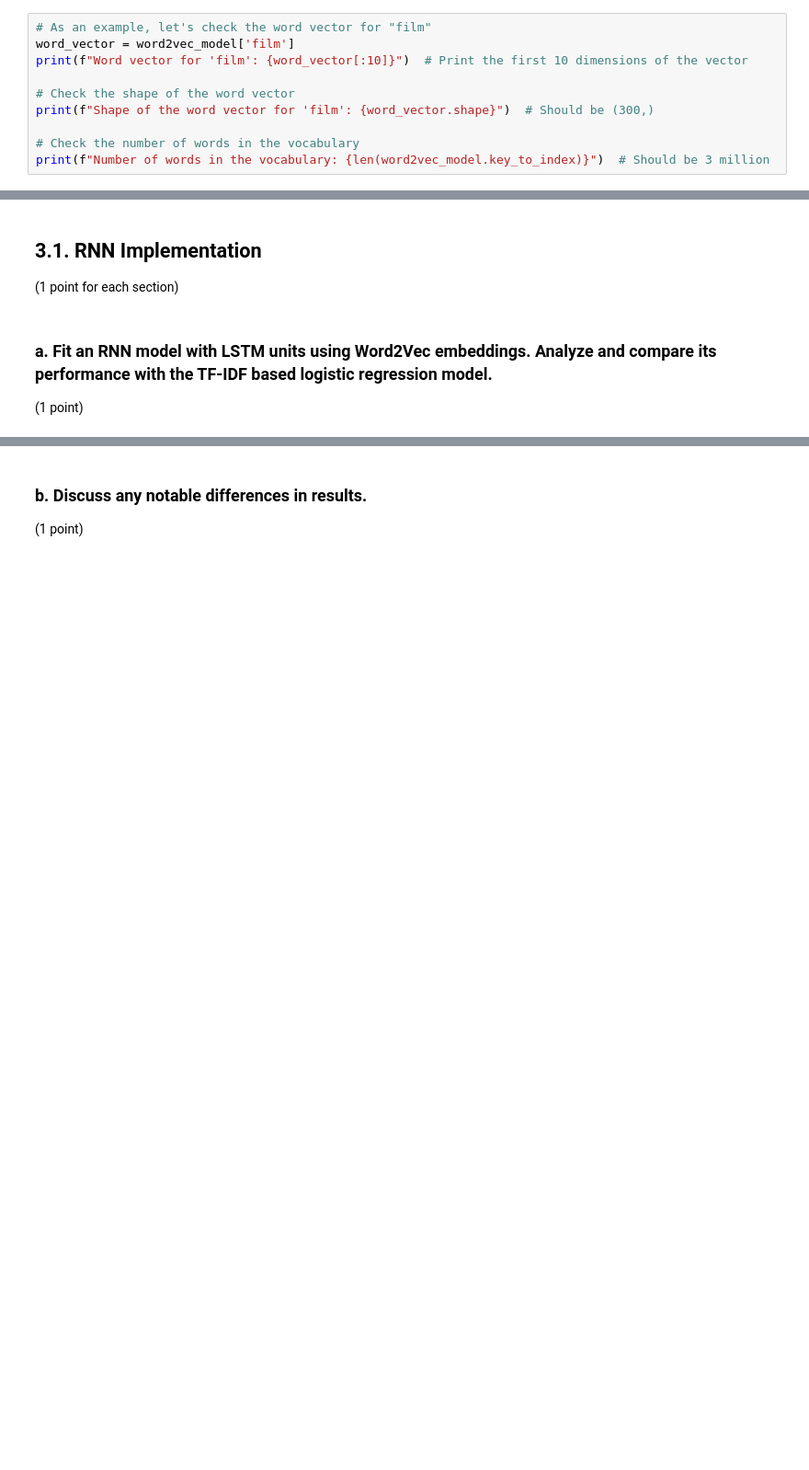
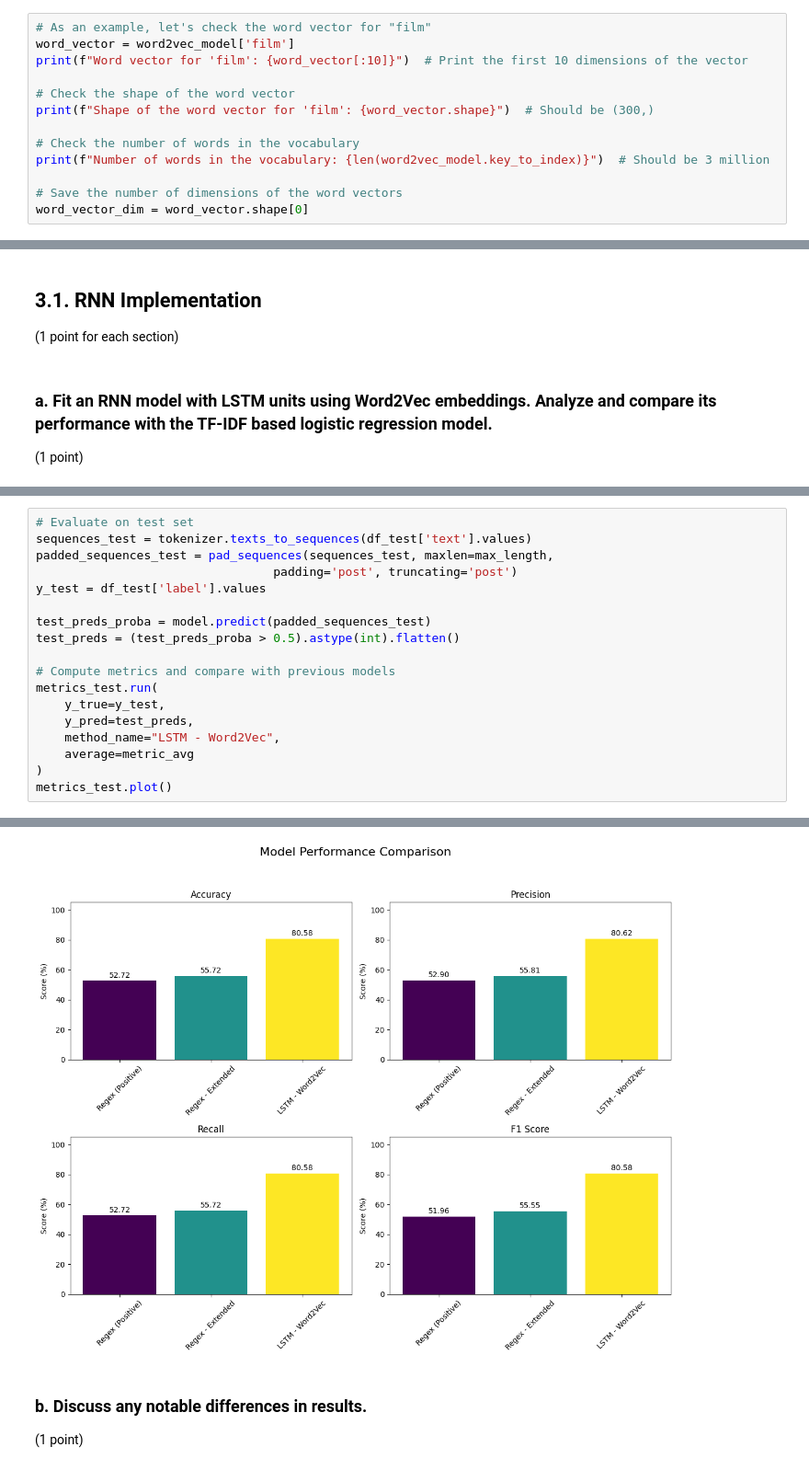
Before and after one commit to pablo-fdz/adv_nlp_hw1, a Jupyter notebook: hw1_sentiment_analysis_RT.ipynb, the cells around one changed output, grey strips where cells are left out. Shown at 92% size. Saved outputs shown, nothing was run; the diff lists cells and outputs as text; blank space fills up the shorter version.

```diff
--- a/hw1_sentiment_analysis_RT.ipynb
+++ b/hw1_sentiment_analysis_RT.ipynb
@@ -1011,6 +1021,9 @@ print(f"Shape of the word vector for 'film': {word_vector.shape}")  # Should be
 
 # Check the number of words in the vocabulary
 print(f"Number of words in the vocabulary: {len(word2vec_model.key_to_index)}")  # Should be 3 million
+
+# Save the number of dimensions of the word vectors
+word_vector_dim = word_vector.shape[0]
 # %% [output]
 Word vector for 'film': [-0.0038147  -0.01916504 -0.13085938  0.16992188  0.10546875  0.13671875
   0.07421875 -0.05175781  0.13769531  0.02368164]
@@ -1227,0 +1438,19 @@ A bit surprisingly, the logistic regression with the TF-IDF-weighted word embedd
+# %%
+# Evaluate on test set
+sequences_test = tokenizer.texts_to_sequences(df_test['text'].values)
+padded_sequences_test = pad_sequences(sequences_test, maxlen=max_length,
+                                 padding='post', truncating='post')
+y_test = df_test['label'].values
+
+test_preds_proba = model.predict(padded_sequences_test)
+test_preds = (test_preds_proba > 0.5).astype(int).flatten()
+
+# Compute metrics and compare with previous models
+metrics_test.run(
+    y_true=y_test,
+    y_pred=test_preds,
+    method_name="LSTM - Word2Vec",
+    average=metric_avg
+)
+metrics_test.plot()
+# %% [output]
@@ -1228,3 +1459,4 @@ A bit surprisingly, the logistic regression with the TF-IDF-weighted word embedd
+[figure, added]
 # %% [markdown]
 ### b. Discuss any notable differences in results.
 
```
Also changed, not shown: parts of 24 cells of this notebook, 2 other files.
